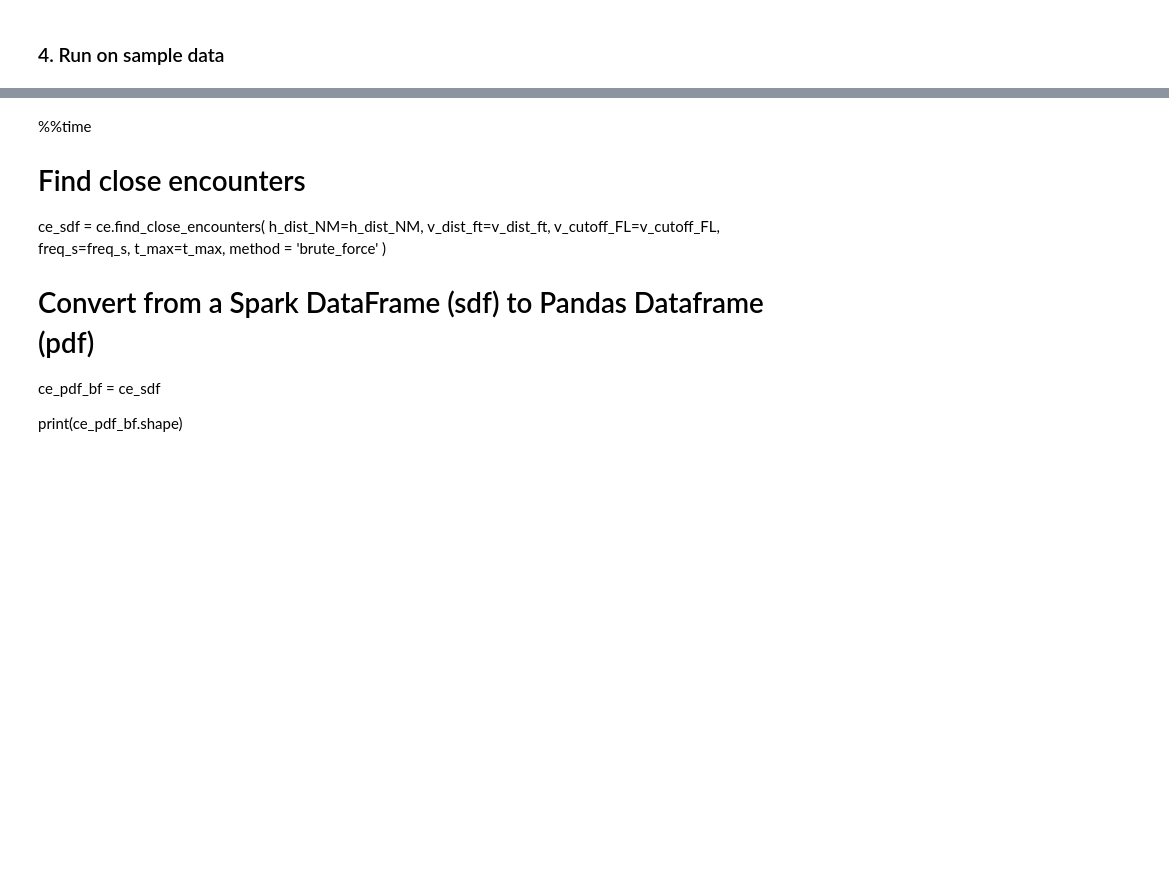
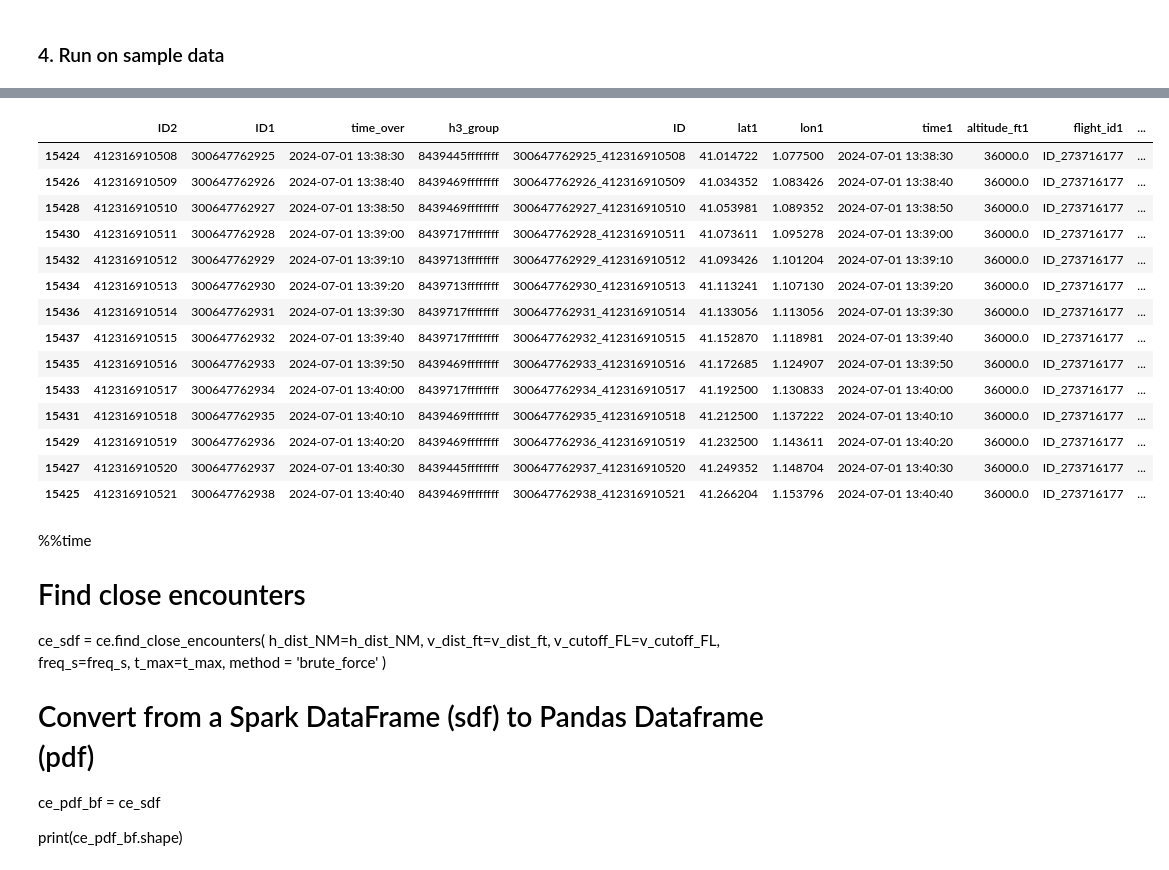
Before and after one commit to euctrl-pru/close-proximity-events, a Jupyter notebook: close-encounters-calculator.ipynb, the cells around one changed output, grey strips where cells are left out. Cells and saved outputs as stored; diff of their text form; code cells hidden in the pictures; blank space fills up the shorter version.

```diff
--- a/close-encounters-calculator.ipynb
+++ b/close-encounters-calculator.ipynb
@@ -21,6 +21,8 @@ from close_encounters import CloseEncounters
 import os
 from pyspark.sql import SparkSession
 from IPython.display import display, HTML
+pd.set_option('display.max_columns', None)
+pd.set_option('display.max_rows', 100)
 # %% [markdown]
 ### 2. Close encounter algorithm settings
 # %%
@@ -35,7 +37,7 @@ v_dist_ft = 1000
 v_cutoff_FL = 245
 
 # Set resampling frequency
-freq_s = 5
+freq_s = 10
 
 # Set Maximal Interpolation Time in Minutes (min)
 # Note: Whenever a trajectory is missing a portion of the flight which takes longer than this time, it will not be interpolated.
@@ -106,5 +89,5 @@ ce = CloseEncounters(spark = spark)
 #    flight_level_col = 'FLIGHT_LEVEL'
 #)
 
-ce = ce.load_sample_trajectories(nrows = 10000000)
+ce = ce.load_sample_trajectories(nrows = 1000000)
 # %% [output]
@@ -123,0 +107,16 @@ Wall time: 32.5 s
+# %%
+%%time
+# Find close encounters
+ce_sdf = ce.find_close_encounters(
+    h_dist_NM=h_dist_NM,
+    v_dist_ft=v_dist_ft,
+    v_cutoff_FL=v_cutoff_FL,
+    freq_s=freq_s,
+    t_max=t_max,
+    method = 'half_disk'
+)
+
+# Convert from a Spark DataFrame (sdf) to Pandas Dataframe (pdf)
+ce_pdf_half_disk = ce_sdf.toPandas()
+
+print(ce_pdf_half_disk.shape)
@@ -124,3 +132,21 @@ Wall time: 32.5 s
+# %%
+ce_pdf_half_disk[ce_pdf_half_disk.ce_id == 'ID_273716177_ID_273716539'].sort_values('time_over')
+# %% [output]
+|  | ID2 | ID1 | time_over | h3_group | ID | lat1 | lon1 | time1 | altitude_ft1 | flight_id1 | ... |
+| 15424 | 412316910508 | 300647762925 | 2024-07-01 13:38:30 | 8439445ffffffff | 300647762925_412316910508 | 41.014722 | 1.077500 | 2024-07-01 13:38:30 | 36000.0 | ID_273716177 | ... |
+| 15426 | 412316910509 | 300647762926 | 2024-07-01 13:38:40 | 8439469ffffffff | 300647762926_412316910509 | 41.034352 | 1.083426 | 2024-07-01 13:38:40 | 36000.0 | ID_273716177 | ... |
+| 15428 | 412316910510 | 300647762927 | 2024-07-01 13:38:50 | 8439469ffffffff | 300647762927_412316910510 | 41.053981 | 1.089352 | 2024-07-01 13:38:50 | 36000.0 | ID_273716177 | ... |
+| 15430 | 412316910511 | 300647762928 | 2024-07-01 13:39:00 | 8439717ffffffff | 300647762928_412316910511 | 41.073611 | 1.095278 | 2024-07-01 13:39:00 | 36000.0 | ID_273716177 | ... |
+| 15432 | 412316910512 | 300647762929 | 2024-07-01 13:39:10 | 8439713ffffffff | 300647762929_412316910512 | 41.093426 | 1.101204 | 2024-07-01 13:39:10 | 36000.0 | ID_273716177 | ... |
+| 15434 | 412316910513 | 300647762930 | 2024-07-01 13:39:20 | 8439713ffffffff | 300647762930_412316910513 | 41.113241 | 1.107130 | 2024-07-01 13:39:20 | 36000.0 | ID_273716177 | ... |
+| 15436 | 412316910514 | 300647762931 | 2024-07-01 13:39:30 | 8439717ffffffff | 300647762931_412316910514 | 41.133056 | 1.113056 | 2024-07-01 13:39:30 | 36000.0 | ID_273716177 | ... |
+| 15437 | 412316910515 | 300647762932 | 2024-07-01 13:39:40 | 8439717ffffffff | 300647762932_412316910515 | 41.152870 | 1.118981 | 2024-07-01 13:39:40 | 36000.0 | ID_273716177 | ... |
+| 15435 | 412316910516 | 300647762933 | 2024-07-01 13:39:50 | 8439469ffffffff | 300647762933_412316910516 | 41.172685 | 1.124907 | 2024-07-01 13:39:50 | 36000.0 | ID_273716177 | ... |
+| 15433 | 412316910517 | 300647762934 | 2024-07-01 13:40:00 | 8439717ffffffff | 300647762934_412316910517 | 41.192500 | 1.130833 | 2024-07-01 13:40:00 | 36000.0 | ID_273716177 | ... |
+| 15431 | 412316910518 | 300647762935 | 2024-07-01 13:40:10 | 8439469ffffffff | 300647762935_412316910518 | 41.212500 | 1.137222 | 2024-07-01 13:40:10 | 36000.0 | ID_273716177 | ... |
+| 15429 | 412316910519 | 300647762936 | 2024-07-01 13:40:20 | 8439469ffffffff | 300647762936_412316910519 | 41.232500 | 1.143611 | 2024-07-01 13:40:20 | 36000.0 | ID_273716177 | ... |
+| 15427 | 412316910520 | 300647762937 | 2024-07-01 13:40:30 | 8439445ffffffff | 300647762937_412316910520 | 41.249352 | 1.148704 | 2024-07-01 13:40:30 | 36000.0 | ID_273716177 | ... |
+| 15425 | 412316910521 | 300647762938 | 2024-07-01 13:40:40 | 8439469ffffffff | 300647762938_412316910521 | 41.266204 | 1.153796 | 2024-07-01 13:40:40 | 36000.0 | ID_273716177 | ... |
 # %% [markdown]
 %%time
 # Find close encounters
```
Also changed, not shown: parts of 17 cells of this notebook, 1 other file.
